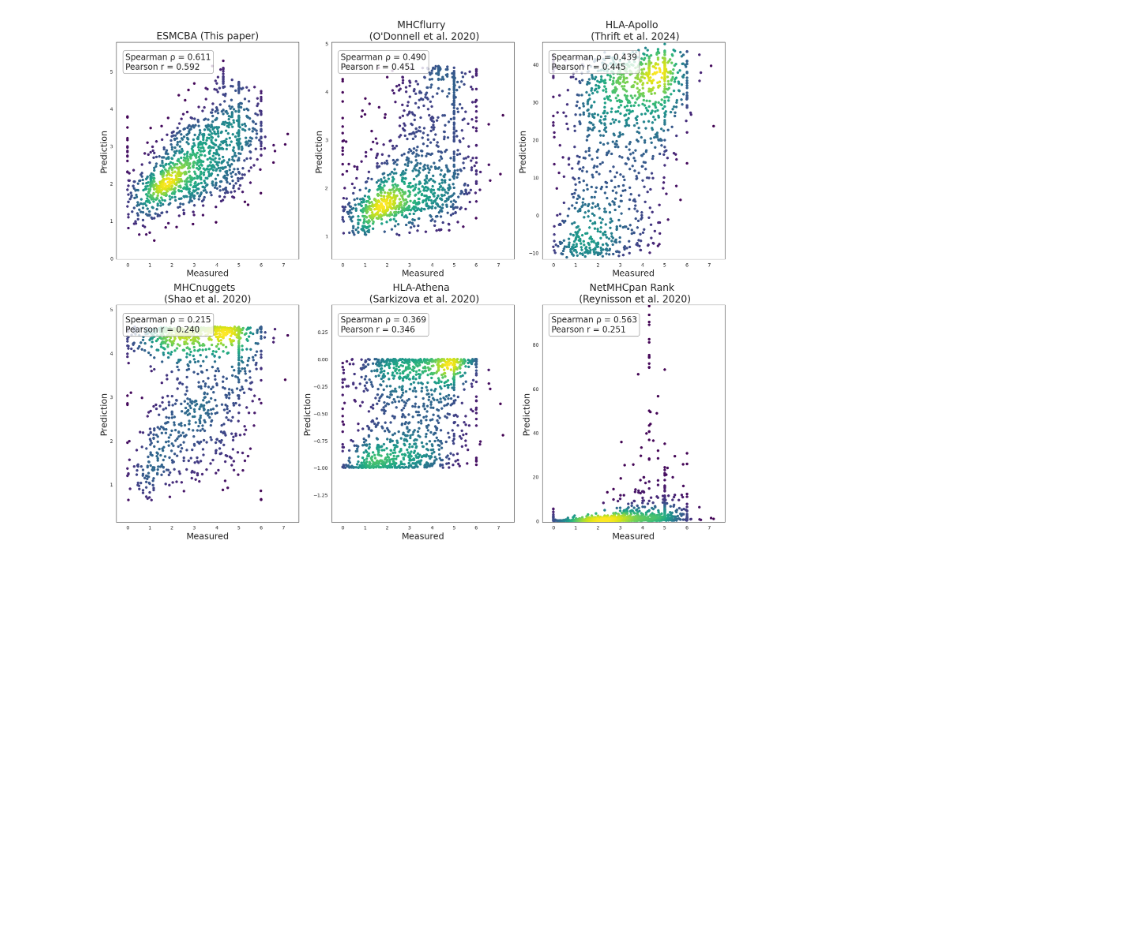
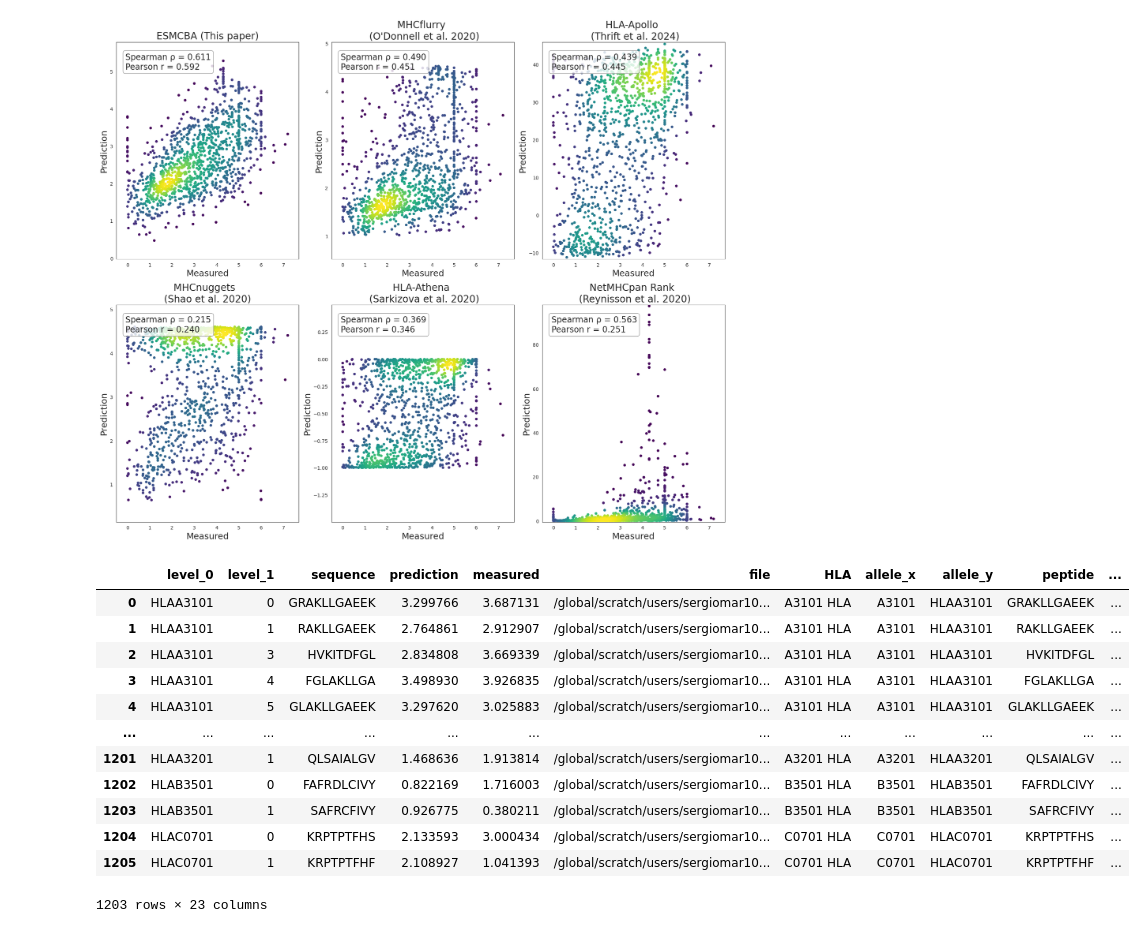
Before and after one commit to sermare/ESMCBA, a Jupyter notebook: jupyter_notebooks/binding_affinity/00_training_data.ipynb, the cells around one changed output. Drawn from its saved outputs; the diff is of its cells as text; code cells hidden in the pictures; blank space fills up the shorter version.

```diff
--- a/jupyter_notebooks/binding_affinity/00_training_data.ipynb
+++ b/jupyter_notebooks/binding_affinity/00_training_data.ipynb
@@ -374,3 +376,19 @@ for ax, (col, title) in zip(axs, plot_pairs):
 plt.show()
 # %% [output]
 [figure]
+# %%
+plot_data
+# %% [output]
+|  | level_0 | level_1 | sequence | prediction | measured | file | HLA | allele_x | allele_y | peptide | ... |
+| 0 | HLAA3101 | 0 | GRAKLLGAEEK | 3.299766 | 3.687131 | /global/scratch/users/sergiomar10... | A3101 HLA | A3101 | HLAA3101 | GRAKLLGAEEK | ... |
+| 1 | HLAA3101 | 1 | RAKLLGAEEK | 2.764861 | 2.912907 | /global/scratch/users/sergiomar10... | A3101 HLA | A3101 | HLAA3101 | RAKLLGAEEK | ... |
+| 2 | HLAA3101 | 3 | HVKITDFGL | 2.834808 | 3.669339 | /global/scratch/users/sergiomar10... | A3101 HLA | A3101 | HLAA3101 | HVKITDFGL | ... |
+| 3 | HLAA3101 | 4 | FGLAKLLGA | 3.498930 | 3.926835 | /global/scratch/users/sergiomar10... | A3101 HLA | A3101 | HLAA3101 | FGLAKLLGA | ... |
+| 4 | HLAA3101 | 5 | GLAKLLGAEEK | 3.297620 | 3.025883 | /global/scratch/users/sergiomar10... | A3101 HLA | A3101 | HLAA3101 | GLAKLLGAEEK | ... |
+| ... | ... | ... | ... | ... | ... | ... | ... | ... | ... | ... | ... |
+| 1201 | HLAA3201 | 1 | QLSAIALGV | 1.468636 | 1.913814 | /global/scratch/users/sergiomar10... | A3201 HLA | A3201 | HLAA3201 | QLSAIALGV | ... |
+| 1202 | HLAB3501 | 0 | FAFRDLCIVY | 0.822169 | 1.716003 | /global/scratch/users/sergiomar10... | B3501 HLA | B3501 | HLAB3501 | FAFRDLCIVY | ... |
+| 1203 | HLAB3501 | 1 | SAFRCFIVY | 0.926775 | 0.380211 | /global/scratch/users/sergiomar10... | B3501 HLA | B3501 | HLAB3501 | SAFRCFIVY | ... |
+| 1204 | HLAC0701 | 0 | KRPTPTFHS | 2.133593 | 3.000434 | /global/scratch/users/sergiomar10... | C0701 HLA | C0701 | HLAC0701 | KRPTPTFHS | ... |
+| 1205 | HLAC0701 | 1 | KRPTPTFHF | 2.108927 | 1.041393 | /global/scratch/users/sergiomar10... | C0701 HLA | C0701 | HLAC0701 | KRPTPTFHF | ... |
+1203 rows × 23 columns
```
Also changed, not shown: parts of 2 cells of this notebook, 27 other files.
